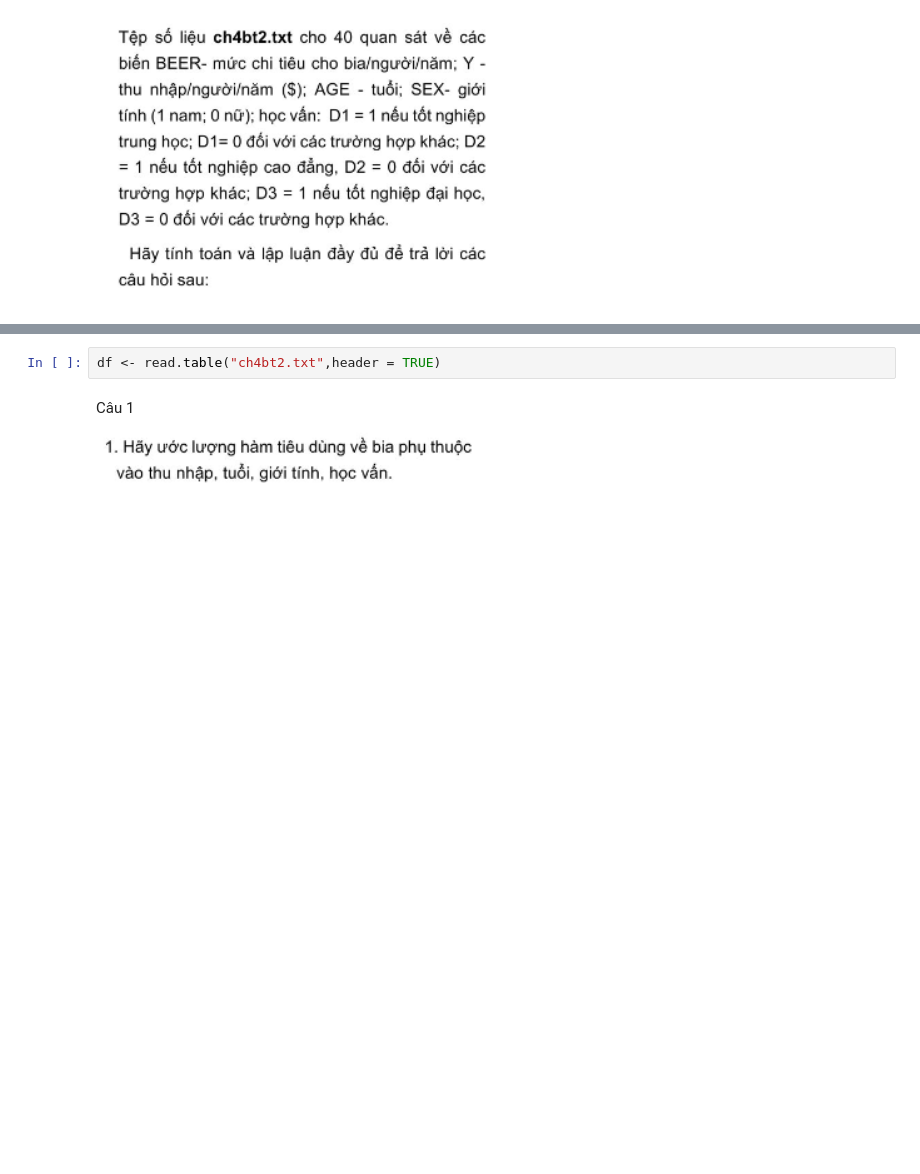
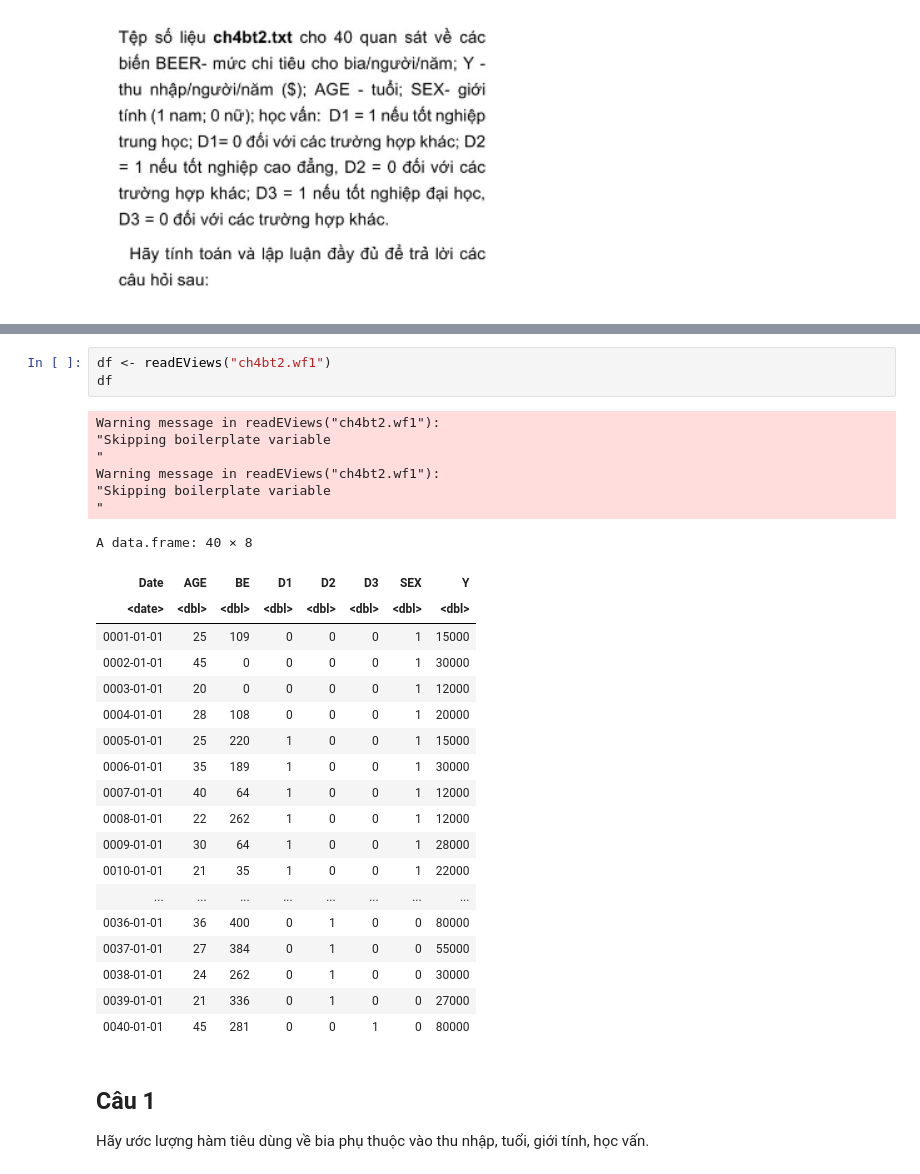
Before and after one commit to khanhtrinh2003/Kinh-te-luong-NEU, a Jupyter notebook: Kiểm tra/de1.ipynb, the cells around one changed output, grey strips where cells are left out. Cells and saved outputs as stored; diff of their text form; blank space fills up the shorter version.

```diff
--- a/Kiểm tra/de1.ipynb
+++ b/Kiểm tra/de1.ipynb
@@ -17,7 +35,34 @@ library(fBasics)
-# %%
-df <- read.table("ch4bt2.txt",header = TRUE)
-# %% [markdown]
-Câu 1
-
-![image.png](attachment:image.png)
+# %%
+df <- readEViews("ch4bt2.wf1")
+df
+# %% [output]
+Warning message in readEViews("ch4bt2.wf1"):
+"Skipping boilerplate variable
+"
+Warning message in readEViews("ch4bt2.wf1"):
+"Skipping boilerplate variable
+"
+A data.frame: 40 × 8
+| Date | AGE | BE | D1 | D2 | D3 | SEX | Y |
+| <date> | <dbl> | <dbl> | <dbl> | <dbl> | <dbl> | <dbl> | <dbl> |
+| 0001-01-01 | 25 | 109 | 0 | 0 | 0 | 1 | 15000 |
+| 0002-01-01 | 45 | 0 | 0 | 0 | 0 | 1 | 30000 |
+| 0003-01-01 | 20 | 0 | 0 | 0 | 0 | 1 | 12000 |
+| 0004-01-01 | 28 | 108 | 0 | 0 | 0 | 1 | 20000 |
+| 0005-01-01 | 25 | 220 | 1 | 0 | 0 | 1 | 15000 |
+| 0006-01-01 | 35 | 189 | 1 | 0 | 0 | 1 | 30000 |
+| 0007-01-01 | 40 | 64 | 1 | 0 | 0 | 1 | 12000 |
+| 0008-01-01 | 22 | 262 | 1 | 0 | 0 | 1 | 12000 |
+| 0009-01-01 | 30 | 64 | 1 | 0 | 0 | 1 | 28000 |
+| 0010-01-01 | 21 | 35 | 1 | 0 | 0 | 1 | 22000 |
+| ... | ... | ... | ... | ... | ... | ... | ... |
+| 0036-01-01 | 36 | 400 | 0 | 1 | 0 | 0 | 80000 |
+| 0037-01-01 | 27 | 384 | 0 | 1 | 0 | 0 | 55000 |
+| 0038-01-01 | 24 | 262 | 0 | 1 | 0 | 0 | 30000 |
+| 0039-01-01 | 21 | 336 | 0 | 1 | 0 | 0 | 27000 |
+| 0040-01-01 | 45 | 281 | 0 | 0 | 1 | 0 | 80000 |
+# %% [markdown]
+## Câu 1
+
+Hãy ước lượng hàm tiêu dùng về bia phụ thuộc vào thu nhập, tuổi, giới tính, học vấn.
 # %%
```
Also changed, not shown: parts of 25 cells of this notebook, 2 other files.
